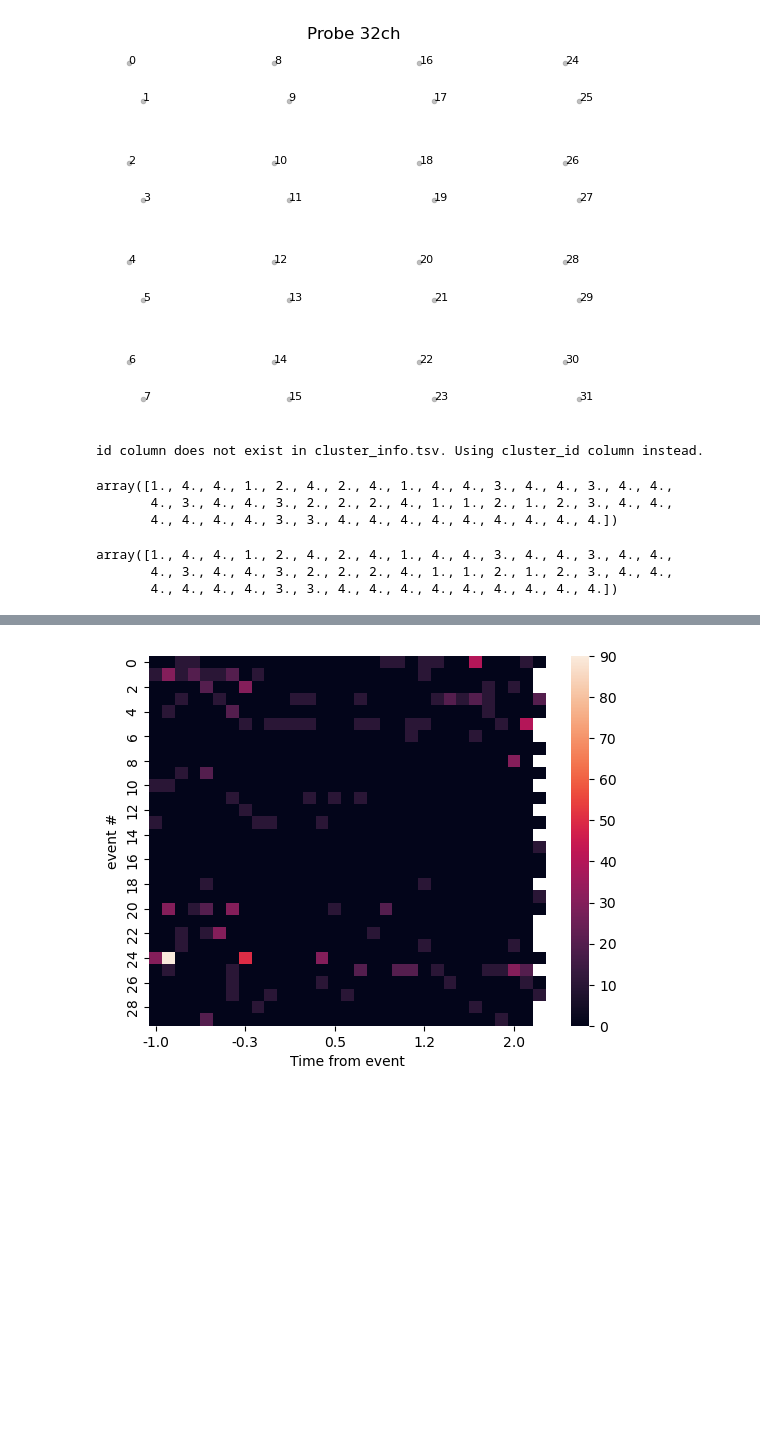
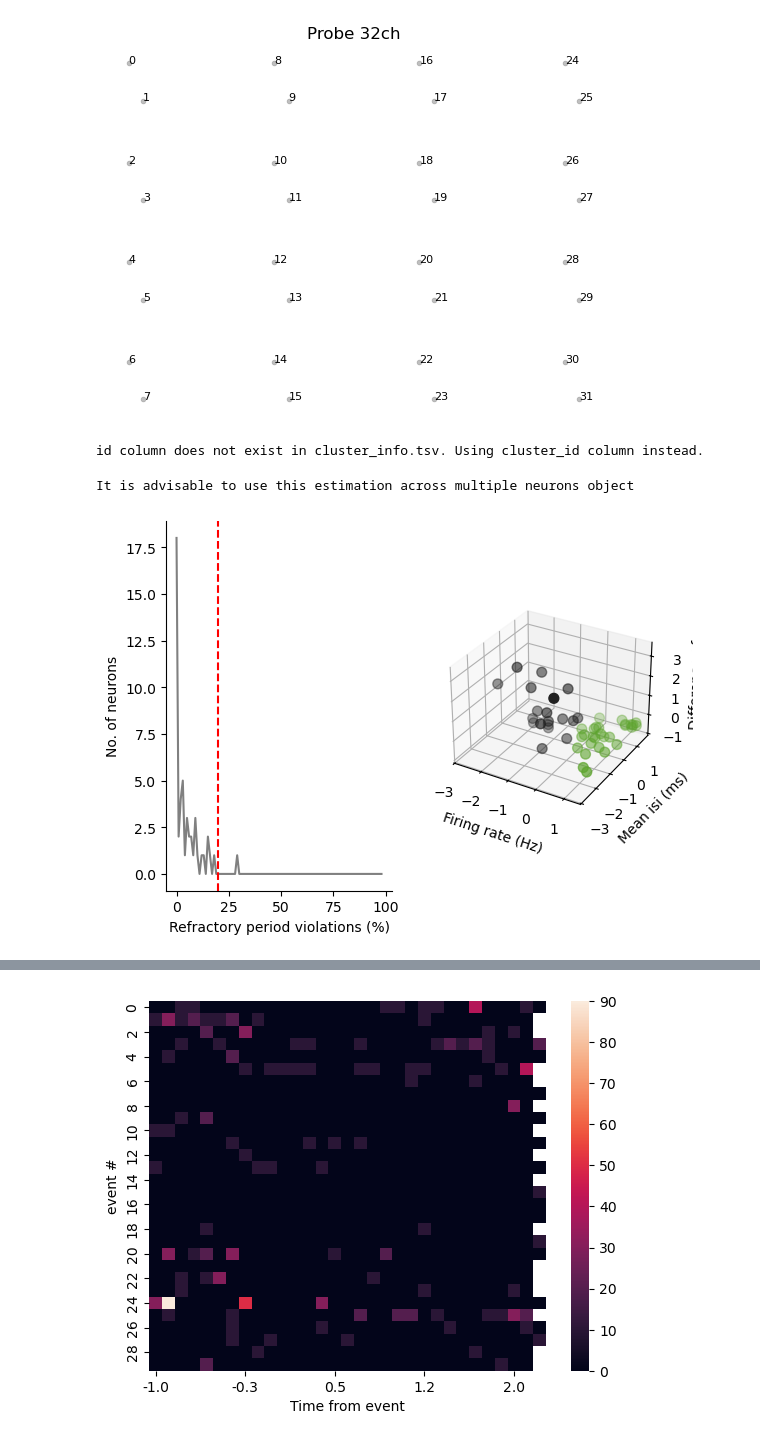
Before and after one commit to kimqi/PlaceCellDisruption, a Jupyter notebook: Analyses/Preliminary_Analysis.ipynb, the cells around one changed output, grey strips where cells are left out. Saved outputs shown, nothing was run; the diff lists cells and outputs as text; code cells hidden in the pictures; blank space fills up the shorter version.

Commit message:
Cell Classification Initial Commit

```diff
--- a/Analyses/Preliminary_Analysis.ipynb
+++ b/Analyses/Preliminary_Analysis.ipynb
@@ -167,20 +168,15 @@ sess.phy = PhyIO(dirname=phy_dir)
 sess.neurons = Neurons(sess.phy.spiketrains, t_stop=sess.eegfile.duration, neuron_ids=sess.phy.neuron_ids,
                        neuron_type=sess.phy.cluster_info["group"], waveforms=sess.phy.waveforms,
                        waveforms_amplitude=sess.phy.waveforms_amplitude, sampling_rate=sess.recinfo.dat_sampling_rate,
-                       peak_channels=sess.phy.peak_channels, shank_ids=sess.phy.shank_ids)
+                       peak_channels=sess.phy.peak_channels, clu_q=sess.phy.clu_q, shank_ids=sess.phy.shank_ids)
 
-sess.neurons.shank_ids
+for sh in np.unique(sess.neurons.shank_ids.astype(int)):
+    sess.recinfo.write_neurons(sess.neurons.neuron_slice(np.where(sess.neurons.shank_ids == sh)[0]), suffix_num=sh)
 # %% [output]
 id column does not exist in cluster_info.tsv. Using cluster_id column instead.
-array([1., 4., 4., 1., 2., 4., 2., 4., 1., 4., 4., 3., 4., 4., 3., 4., 4.,
-       4., 3., 4., 4., 3., 2., 2., 2., 4., 1., 1., 2., 1., 2., 3., 4., 4.,
-       4., 4., 4., 4., 3., 3., 4., 4., 4., 4., 4., 4., 4., 4., 4.])
-# %%
-for sh in np.unique(sess.neurons.shank_ids.astype(int)):
-    sess.recinfo.write_neurons(sess.neurons.neuron_slice(np.where(sess.neurons.shank_ids == sh)[0]), suffix_num=sh)
-
-sess.neurons.shank_ids
-# %% [output]
-array([1., 4., 4., 1., 2., 4., 2., 4., 1., 4., 4., 3., 4., 4., 3., 4., 4.,
-       4., 3., 4., 4., 3., 2., 2., 2., 4., 1., 1., 2., 1., 2., 3., 4., 4.,
-       4., 4., 4., 4., 3., 3., 4., 4., 4., 4., 4., 4., 4., 4., 4.])
+# %%
+ce_classification = neurons_util.estimate_neuron_type(sess.neurons, mua_thresh=20)
+ce_classification = ce_classification[0]
+# %% [output]
+It is advisable to use this estimation across multiple neurons object
+[figure, added]
```
Also changed, not shown: parts of 4 cells of this notebook, 50 other files.
